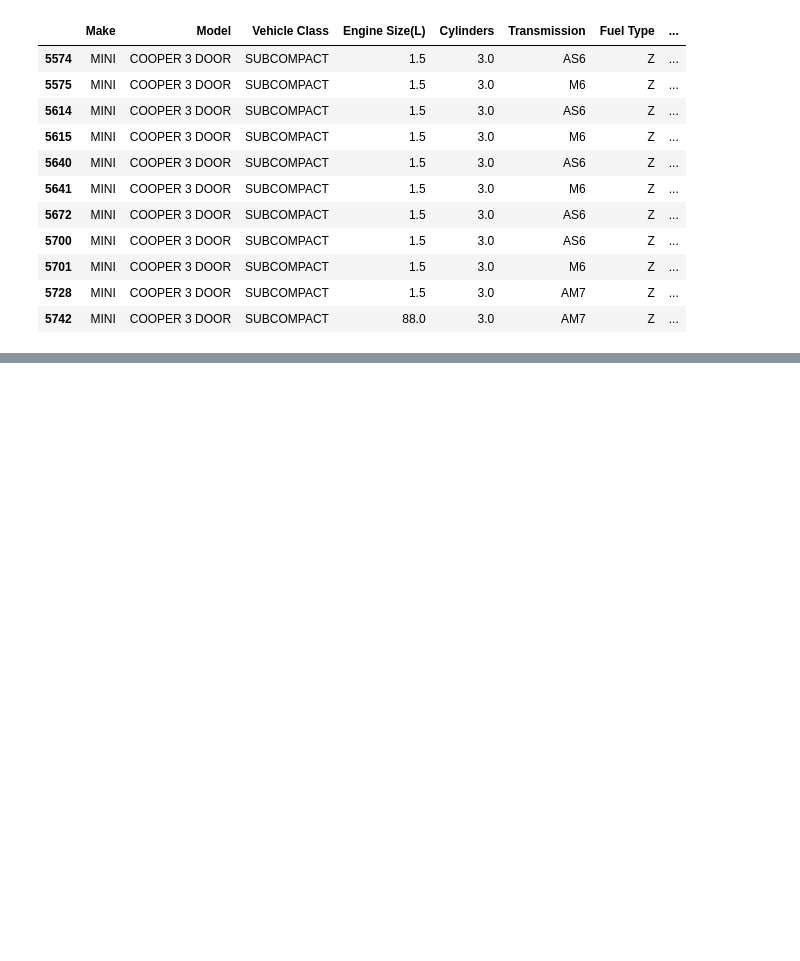
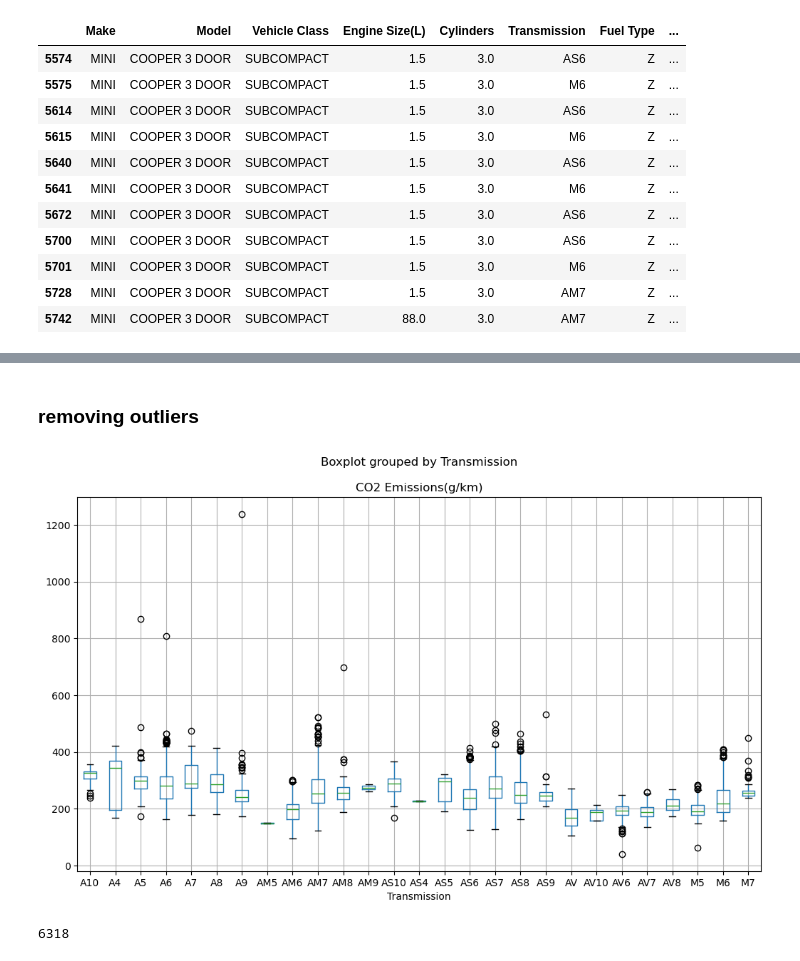
Before and after one commit to shangeethAlex/fdm_ml_project, a Jupyter notebook: notebook/EDA_CO2_emission.ipynb, the cells around one changed output, grey strips where cells are left out. Cells and saved outputs as stored; diff of their text form; code cells hidden in the pictures; blank space fills up the shorter version.

Commit message:
removed outliers

```diff
--- a/notebook/EDA_CO2_emission.ipynb
+++ b/notebook/EDA_CO2_emission.ipynb
@@ -1151,0 +1266,9 @@ NameError: name 'sort' is not defined
+# %%
+#vehicle looks unique and infrequent so we are droping that row
+data_prep = data_prep.drop(
+    data_prep[
+        (data_prep["Make"] == "MAZDA") &
+        (data_prep["Vehicle Class"] == "SUV - SMALL") &
+        (data_prep["Engine Size(L)"] == 2.2)
+    ].index
+)
@@ -1151,0 +1395,16 @@ NameError: name 'sort' is not defined
+# %% [markdown]
+### removing outliers
+# %%
+import matplotlib.pyplot as plt
+
+fig, ax = plt.subplots(1,1,figsize = (12,7))
+data_prep.boxplot("CO2 Emissions(g/km)", "Transmission",ax = ax)
+plt.show()
+# %% [output]
+[figure, added]
+# %%
+data_prep = data_prep[data_prep["CO2 Emissions(g/km)"] <= 500]
+data_prep = data_prep[data_prep["CO2 Emissions(g/km)"] >= 100]
+len(data_prep)
+# %% [output]
+6318
```
Also changed, not shown: parts of 42 cells of this notebook, 1 other file.
